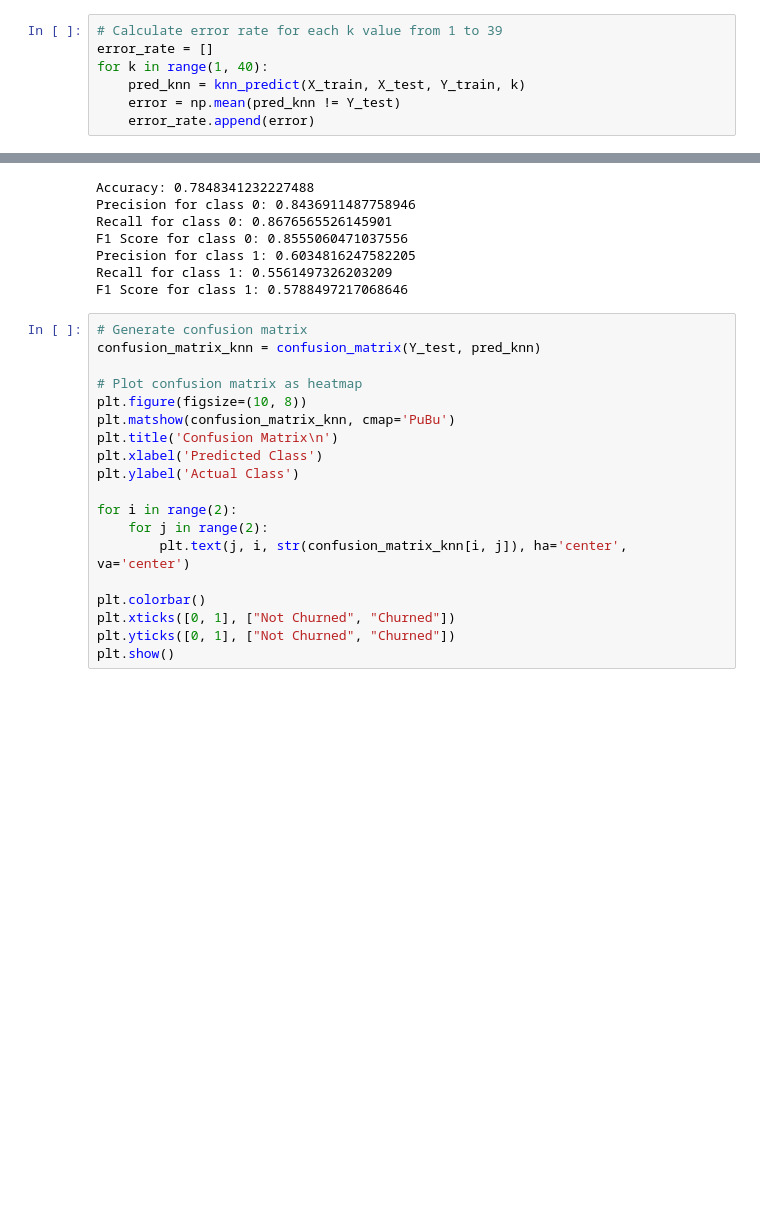
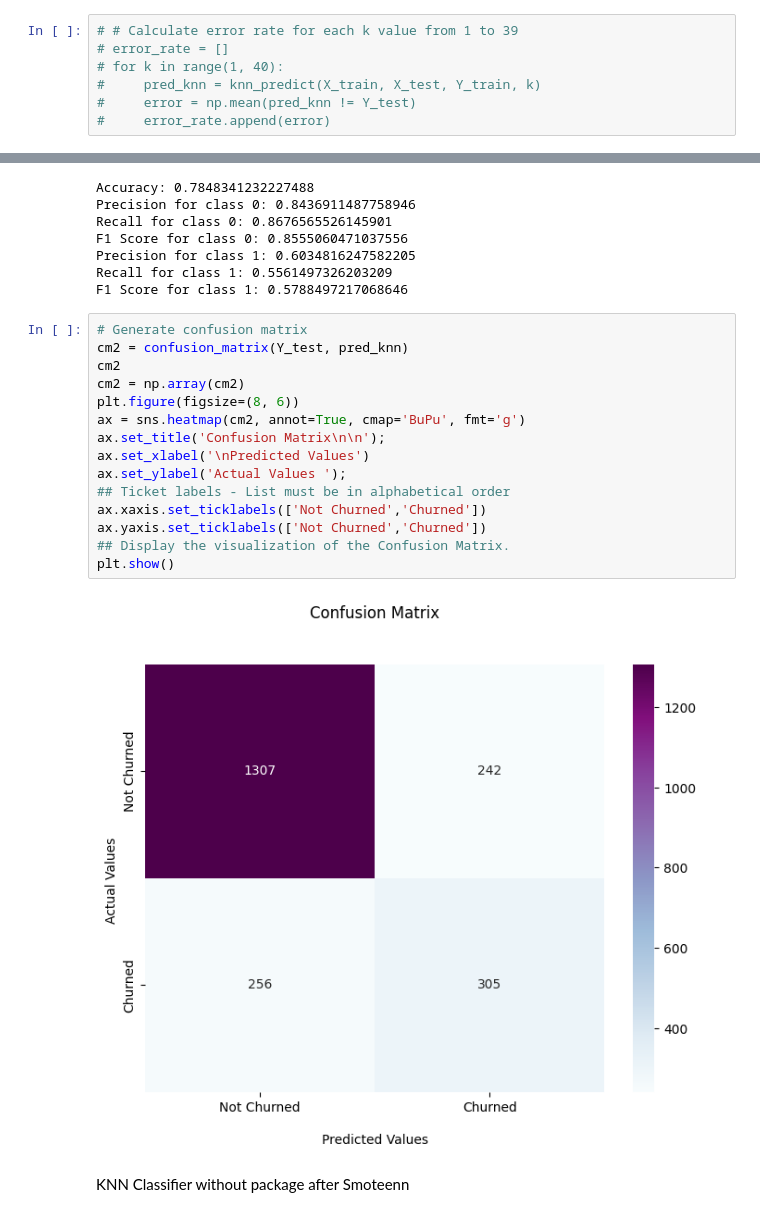
Before and after one commit to hariskhan-hk/Churn_pred, a Jupyter notebook: knnclassification.ipynb, the cells around one changed output, grey strips where cells are left out. Cells and saved outputs as stored; diff of their text form; blank space fills up the shorter version.

```diff
--- a/knnclassification.ipynb
+++ b/knnclassification.ipynb
@@ -261,9 +241,9 @@ def knn_predict(X_train, X_test, Y_train, k):
 
     return y_pred
 # %%
-# Calculate error rate for each k value from 1 to 39
-error_rate = []
-for k in range(1, 40):
-    pred_knn = knn_predict(X_train, X_test, Y_train, k)
-    error = np.mean(pred_knn != Y_test)
-    error_rate.append(error)
+# # Calculate error rate for each k value from 1 to 39
+# error_rate = []
+# for k in range(1, 40):
+#     pred_knn = knn_predict(X_train, X_test, Y_train, k)
+#     error = np.mean(pred_knn != Y_test)
+#     error_rate.append(error)
@@ -347,22 +329,22 @@ F1 Score for class 0: 0.8555060471037556
 Precision for class 1: 0.6034816247582205
 Recall for class 1: 0.5561497326203209
 F1 Score for class 1: 0.5788497217068646
-# %%
-# Generate confusion matrix
-confusion_matrix_knn = confusion_matrix(Y_test, pred_knn)
-
-# Plot confusion matrix as heatmap
-plt.figure(figsize=(10, 8))
-plt.matshow(confusion_matrix_knn, cmap='PuBu')
-plt.title('Confusion Matrix\n')
-plt.xlabel('Predicted Class')
-plt.ylabel('Actual Class')
-
-for i in range(2):
-    for j in range(2):
-        plt.text(j, i, str(confusion_matrix_knn[i, j]), ha='center', va='center')
-
-plt.colorbar()
-plt.xticks([0, 1], ["Not Churned", "Churned"])
-plt.yticks([0, 1], ["Not Churned", "Churned"])
-plt.show()
+# %%
+# Generate confusion matrix
+cm2 = confusion_matrix(Y_test, pred_knn)
+cm2
+cm2 = np.array(cm2)
+plt.figure(figsize=(8, 6))
+ax = sns.heatmap(cm2, annot=True, cmap='BuPu', fmt='g')
+ax.set_title('Confusion Matrix\n\n');
+ax.set_xlabel('\nPredicted Values')
+ax.set_ylabel('Actual Values ');
+## Ticket labels - List must be in alphabetical order
+ax.xaxis.set_ticklabels(['Not Churned','Churned'])
+ax.yaxis.set_ticklabels(['Not Churned','Churned'])
+## Display the visualization of the Confusion Matrix.
+plt.show()
+# %% [output]
+[figure, added]
+# %% [markdown]
+KNN Classifier without package after Smoteenn
```
Also changed, not shown: parts of 7 cells of this notebook.
